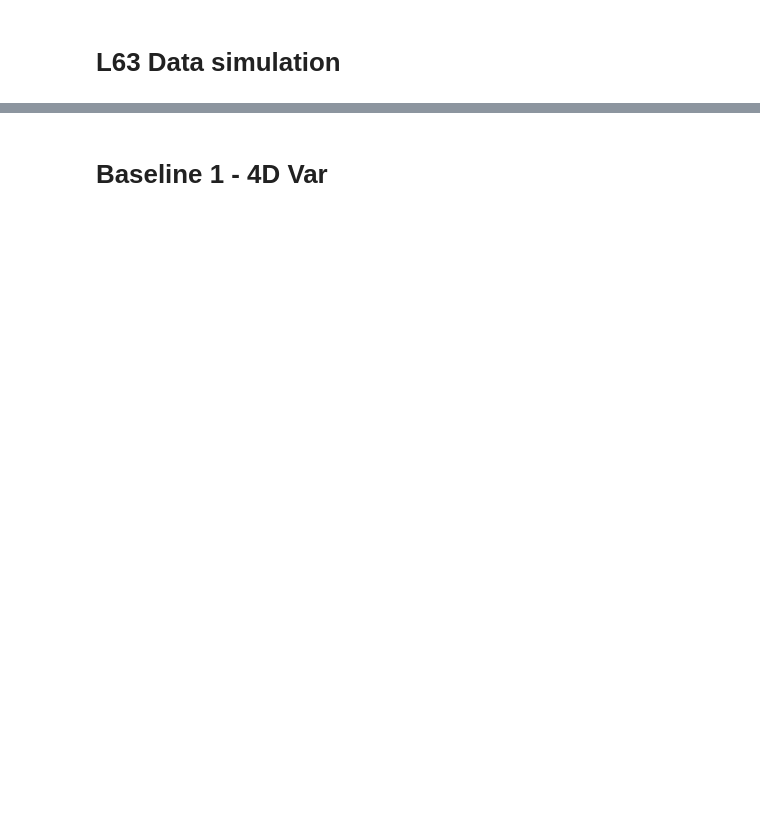
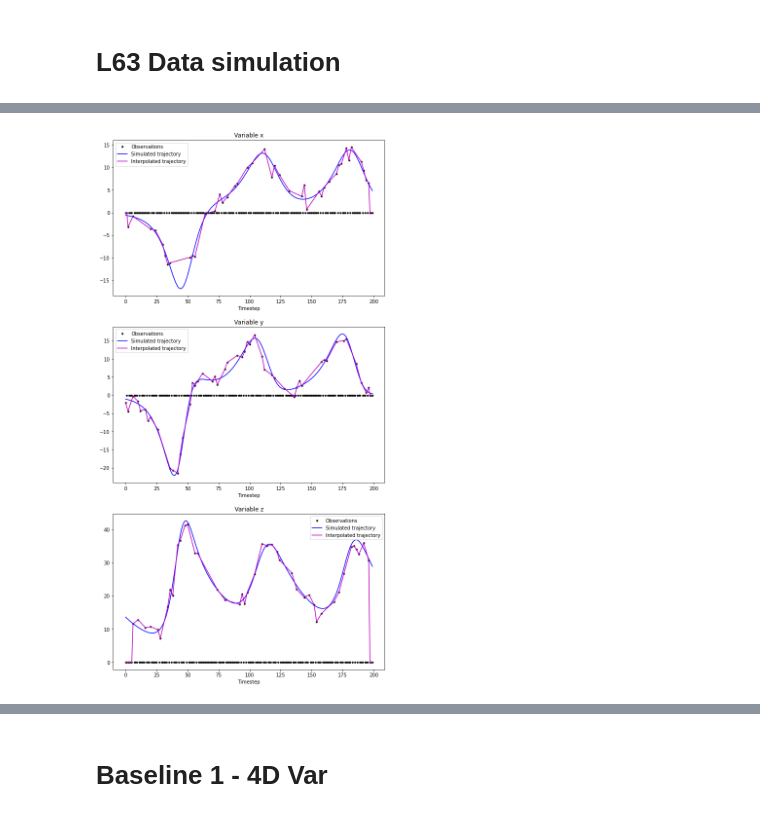
Before and after one commit to cdurand95/DataAssimilationProject, a Jupyter notebook: BaselineL63.ipynb, the cells around one changed output, grey strips where cells are left out. Cells and saved outputs as stored; diff of their text form; code cells hidden in the pictures; blank space fills up the shorter version.

```diff
--- a/BaselineL63.ipynb
+++ b/BaselineL63.ipynb
@@ -60,0 +81,16 @@ visualisation_data(Training_dataset['Truth'],Training_dataset['Obs'],Training_da
+# %%
+plt.figure(figsize=(10,20))
+idx=25
+title=['Variable x','Variable y','Variable z']
+for jj in range(0,3):
+    indjj = 311+jj
+    plt.subplot(indjj)
+    plt.plot(Training_dataset['Obs'][idx,:,jj],'k.',label='Observations')
+    plt.plot(Training_dataset['Truth'][idx,:,jj],'b-',label='Simulated trajectory')
+    plt.plot(Training_dataset['Init'][idx,:,jj],'m',label='Interpolated trajectory')
+    plt.title(title[jj])
+    plt.legend()
+    plt.xlabel('Timestep')
+plt.savefig('Dataset63.pdf')
+# %% [output]
+[figure, added]
```
Also changed, not shown: parts of 19 cells of this notebook, 19 other files.
